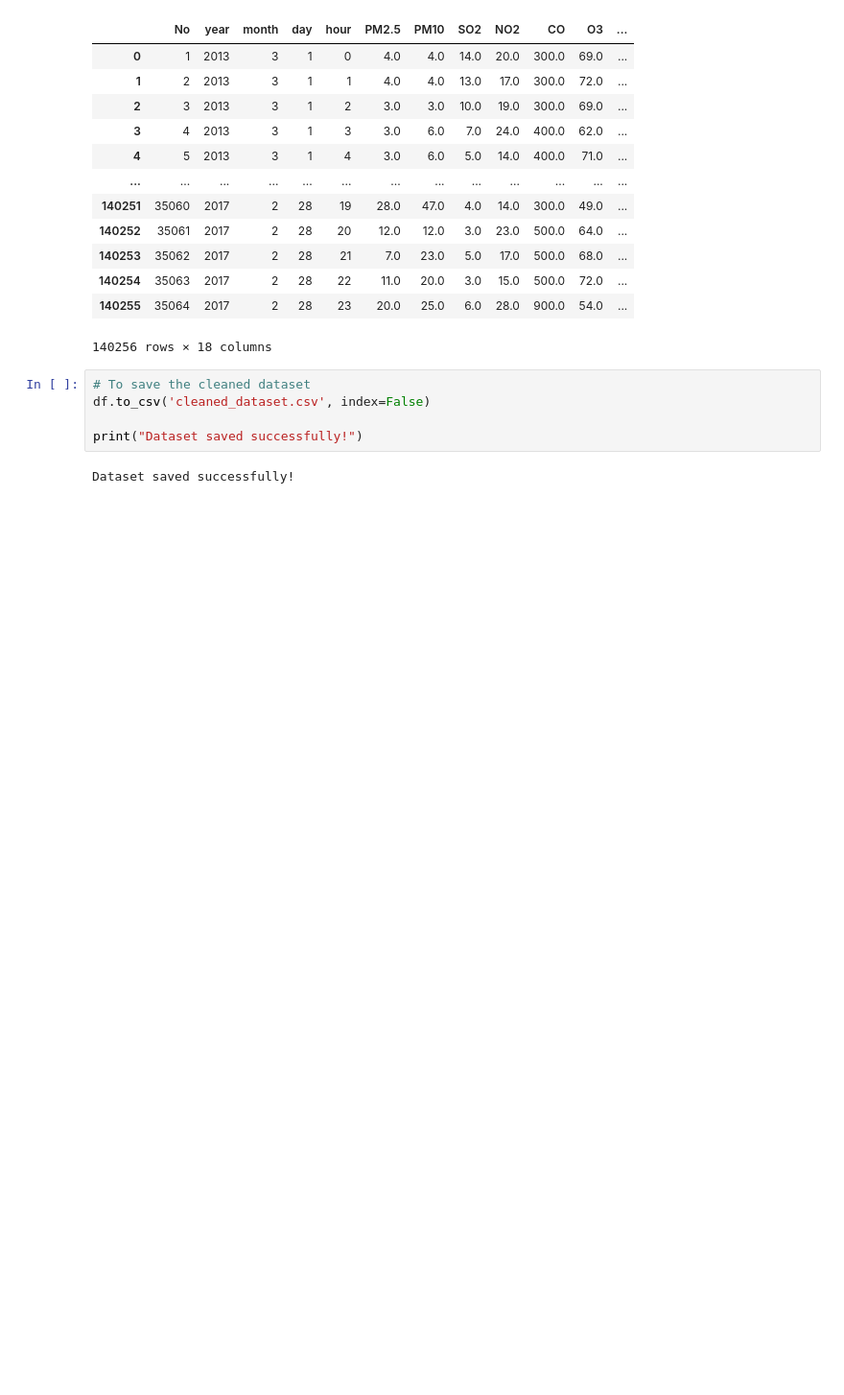
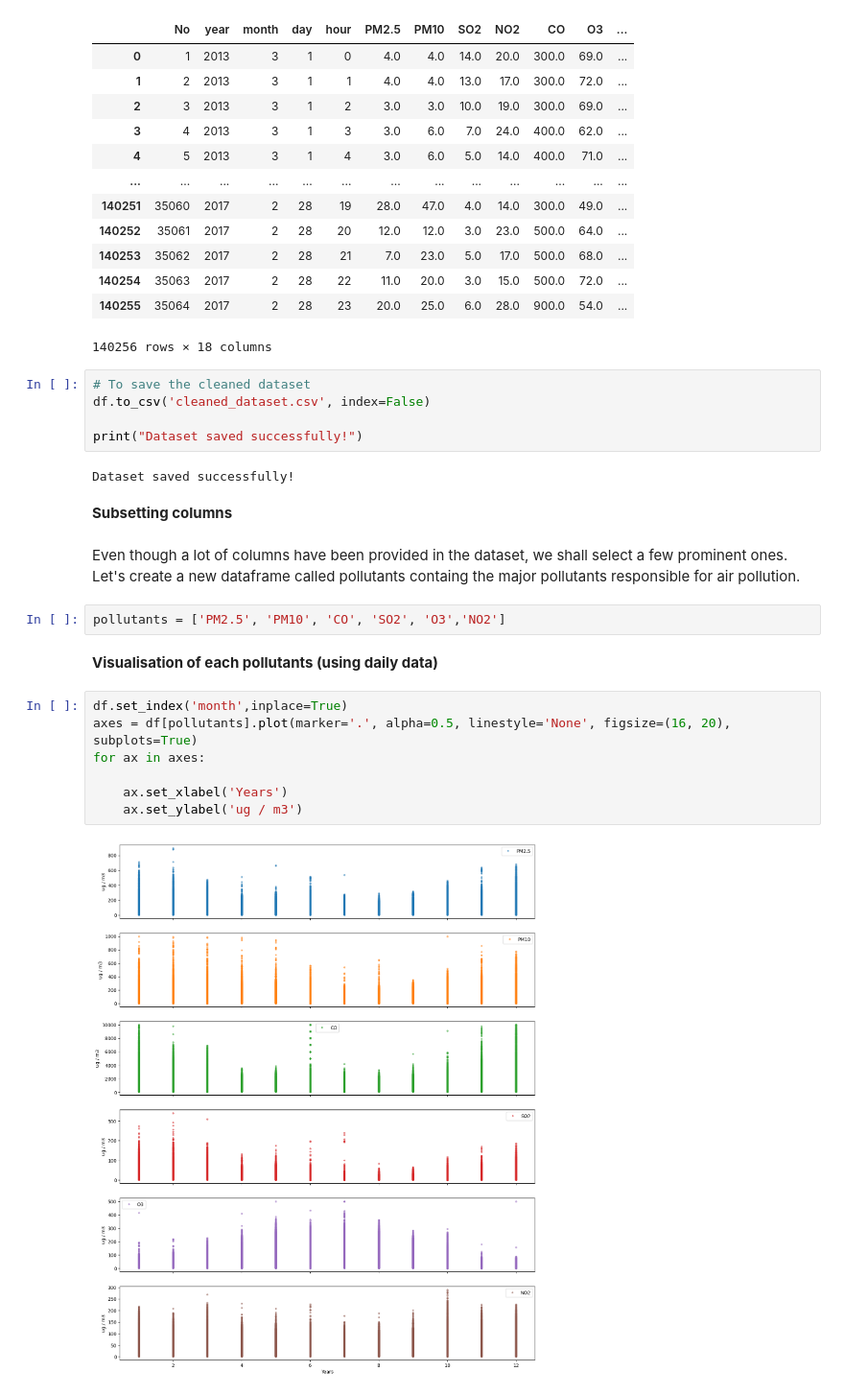
Before and after one commit to Myinnocent/CMP7005-ASSESS, a Jupyter notebook: Untitled7.ipynb, the cells around one changed output. Shown: that part at 96% size. Drawn from its saved outputs; the diff is of its cells as text; blank space fills up the shorter version.

Commit message:
Creation of a new dataframe called pollutants and Visualisation of each pollutants (using daily data)

```diff
--- a/Untitled7.ipynb
+++ b/Untitled7.ipynb
@@ -322,3 +322,20 @@ df.to_csv('cleaned_dataset.csv', index=False)
 print("Dataset saved successfully!")
 # %% [output]
 Dataset saved successfully!
+# %% [markdown]
+**Subsetting columns**
+# %% [markdown]
+Even though a lot of columns have been provided in the dataset, we shall select a few prominent ones. Let's create a new dataframe called pollutants containg the major pollutants responsible for air pollution.
+# %%
+pollutants = ['PM2.5', 'PM10', 'CO', 'SO2', 'O3','NO2']
+# %% [markdown]
+**Visualisation of each pollutants (using daily data)**
+# %%
+df.set_index('month',inplace=True)
+axes = df[pollutants].plot(marker='.', alpha=0.5, linestyle='None', figsize=(16, 20), subplots=True)
+for ax in axes:
+
+    ax.set_xlabel('Years')
+    ax.set_ylabel('ug / m3')
+# %% [output]
+[figure, added]
```
